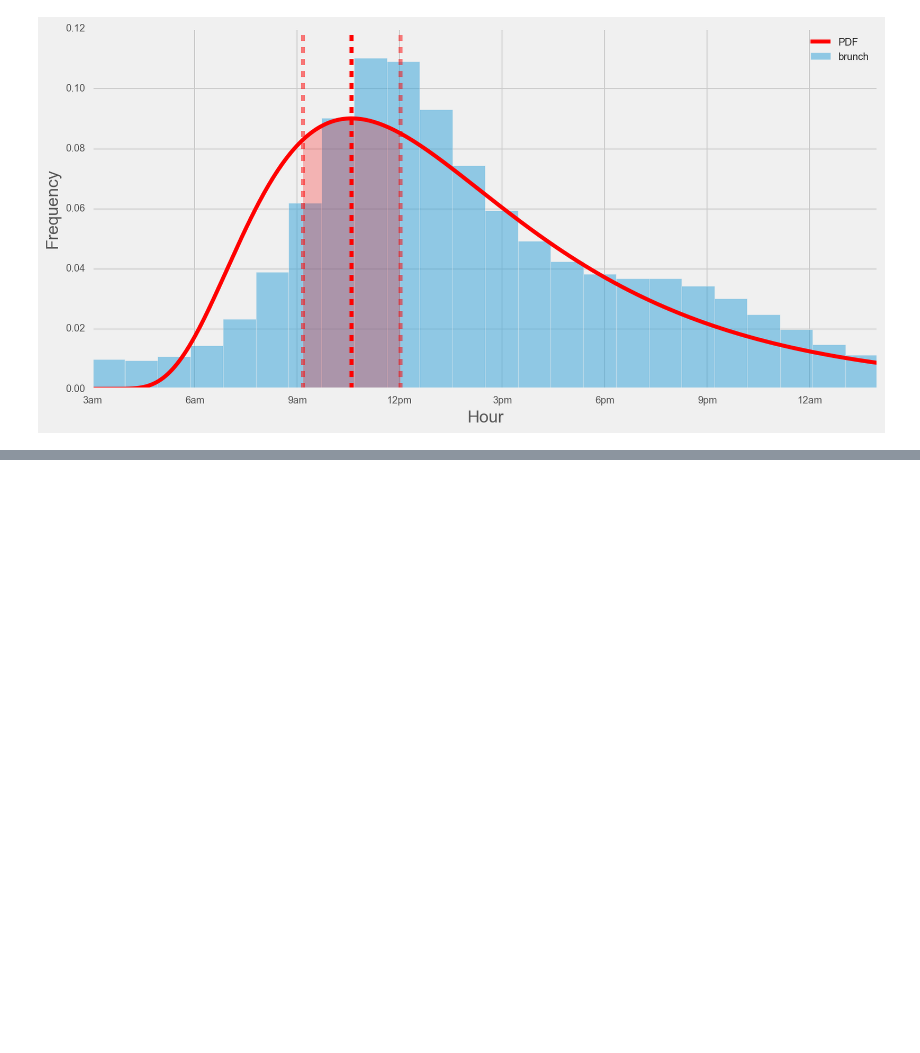
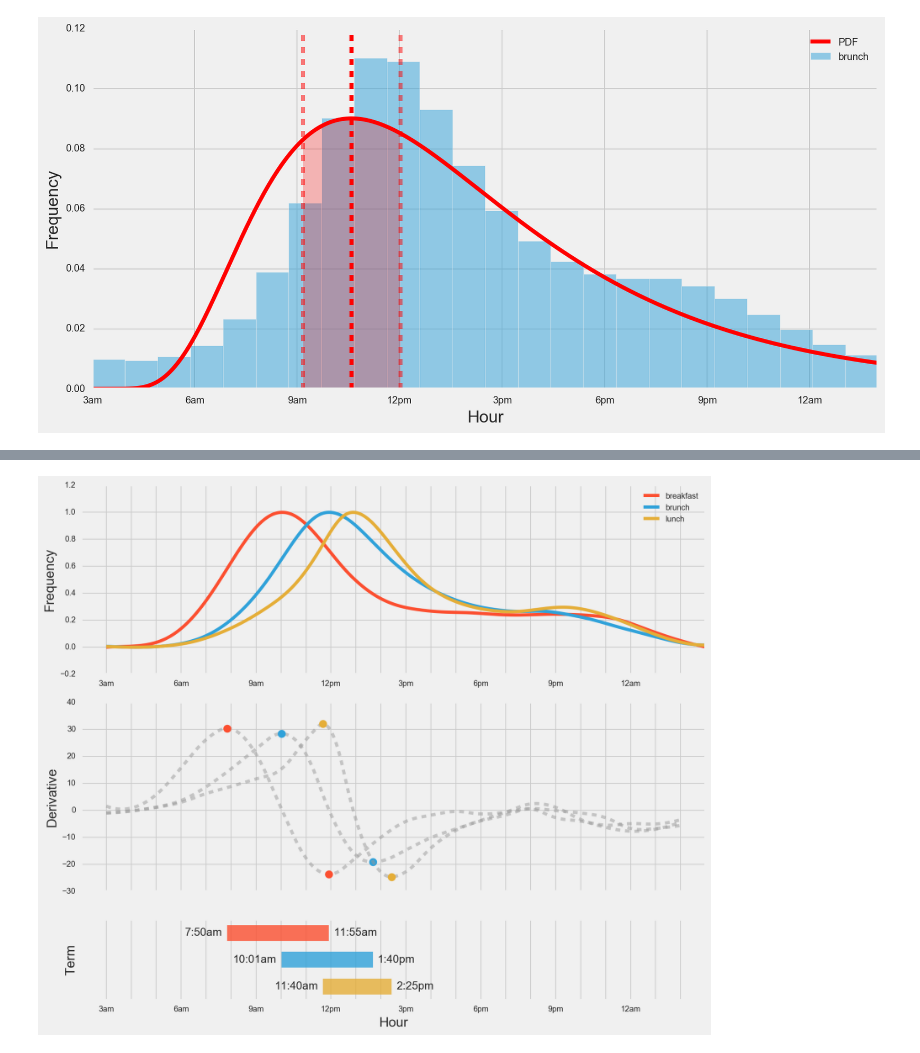
Before and after one commit to bjacobso/brunch, a Jupyter notebook: Brunch Analysis.ipynb, the cells around one changed output, grey strips where cells are left out. Drawn from its saved outputs; the diff is of its cells as text; code cells hidden in the pictures; blank space fills up the shorter version.

```diff
--- a/Brunch Analysis.ipynb
+++ b/Brunch Analysis.ipynb
@@ -356,6 +372,8 @@ from matplotlib import gridspec
 
 xnew = np.linspace(0, 23, num=24 * 60, endpoint=True)
 fig = plt.figure()
+fig.set_size_inches(12.0, 10.0)
+
 
 #plot_terms = ['breakfast', 'brunch', 'lunch', 'dinner', 'coffee'] # terms
 plot_terms = ['breakfast', 'brunch', 'lunch'] # terms
@@ -389,31 +407,33 @@ plt.ylabel('Derivative')
 
 for term in plot_terms:
     spline = UnivariateSpline(times + 0.5, dfp_norm[term], s=0)
     d = spline.derivative()(xnew)
     plt.plot(xnew, d, '--', alpha=0.5, color='#999999')
     plt.plot(xnew[np.argmax(d, axis=0)], d[np.argmax(d, axis=0)], 'o', color=colors[term], markersize=10)
     plt.plot(xnew[np.argmin(d, axis=0)], d[np.argmin(d, axis=0)], 'o', color=colors[term], markersize=10)
 
 plt.sca(ax3)
 plt.xlim([-1,24])
 plt.xticks(times, labels3, rotation='horizontal')
 plt.yticks([])
 plt.ylim([-0.5,len(plot_terms)-0.5])
 plt.ylabel('Term')
 for i, term in enumerate(reversed(plot_terms)):
     spline = UnivariateSpline(times + 0.5, dfp_norm[term], s=0)
     d = spline.derivative()(xnew)
     plt.hlines(i, xnew[np.argmax(d, axis=0)], xnew[np.argmin(d, axis=0)],
                linewidth=20, color=colors[term], label=term, alpha=0.8)
     start = htime(xnew[np.argmax(d, axis=0)])
     xy = (xnew[np.argmax(d, axis=0)] - 0.2, i-0.1)
     ax3.annotate(start, xy=xy, xytext=xy, horizontalalignment='right')
     finish = htime(xnew[np.argmin(d, axis=0)])
     xy = (xnew[np.argmin(d, axis=0)] + 0.2, i-0.1)
     ax3.annotate(finish, xy=xy, xytext=xy, horizontalalignment='left')
 
 plt.xlabel('Hour')
 
 plt.tight_layout()
-plt.savefig('images/spline_all_deriv2.png', bbox_inches='tight', pad_inches=0.3, dpi=220, figsize=(12.0, 10.0))
+plt.savefig('images/spline_all_deriv2.png', bbox_inches='tight', pad_inches=0.3, dpi=220)
 plt.show()
+# %% [output]
+[figure, added]
```
Also changed, not shown: parts of 9 cells of this notebook, 12 other files.
